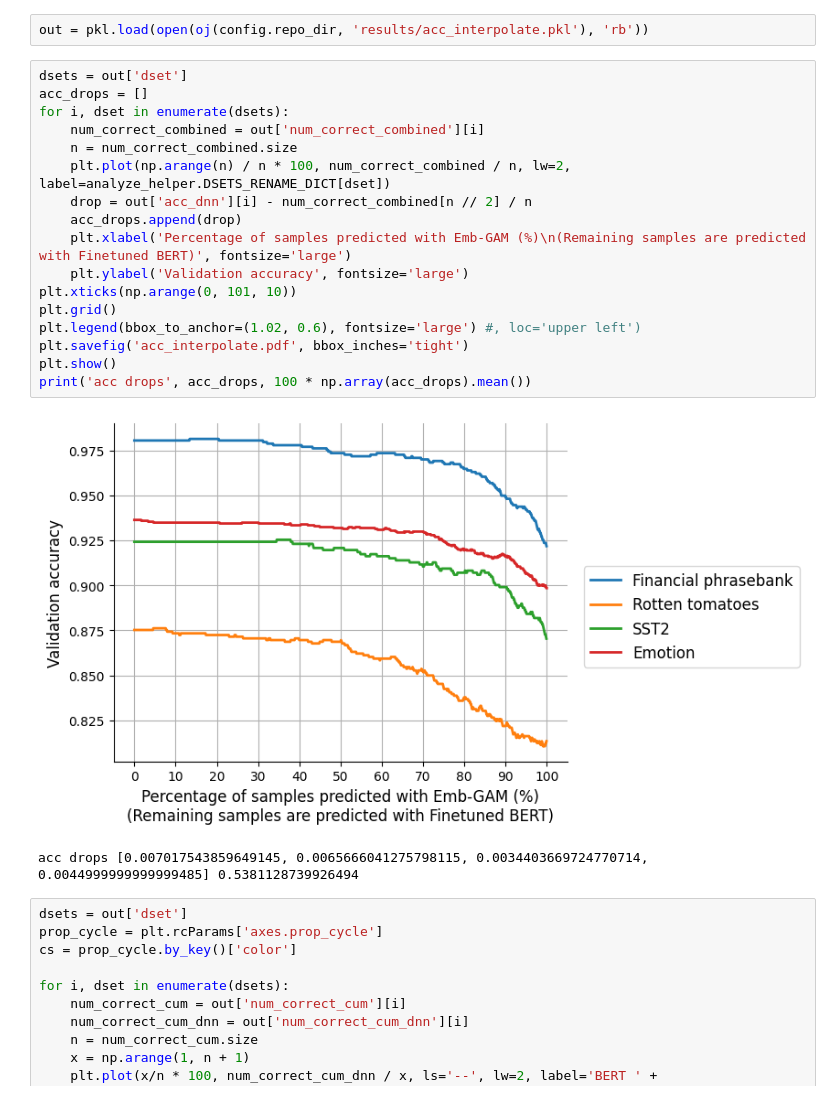
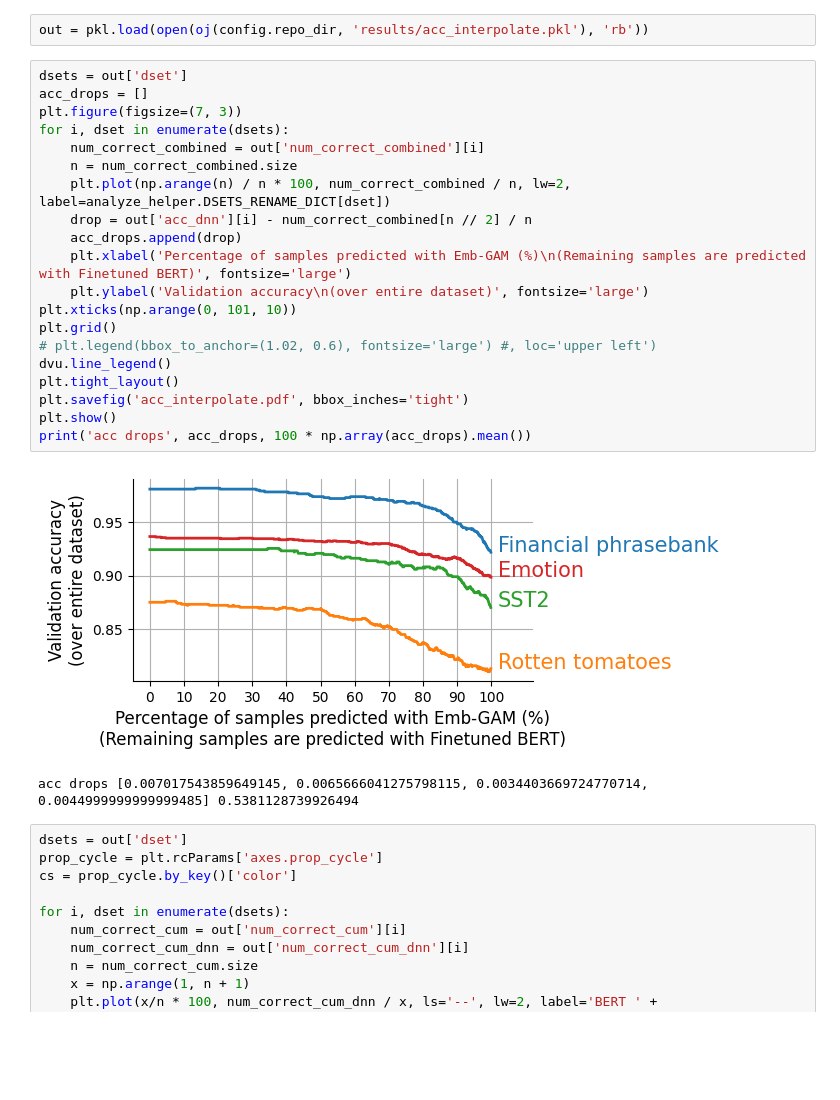
Before and after one commit to microsoft/augmented-interpretable-models, a Jupyter notebook: notebooks/03_acc_interpolate.ipynb, the cells around one changed output. Drawn from its saved outputs; the diff is of its cells as text; blank space fills up the shorter version.

```diff
--- a/notebooks/03_acc_interpolate.ipynb
+++ b/notebooks/03_acc_interpolate.ipynb
@@ -151,22 +151,25 @@ out = pkl.load(open(oj(config.repo_dir, 'results/acc_interpolate.pkl'), 'rb'))
 # %%
 dsets = out['dset']
 acc_drops = []
+plt.figure(figsize=(7, 3))
 for i, dset in enumerate(dsets):
     num_correct_combined = out['num_correct_combined'][i]
     n = num_correct_combined.size
     plt.plot(np.arange(n) / n * 100, num_correct_combined / n, lw=2, label=analyze_helper.DSETS_RENAME_DICT[dset])
     drop = out['acc_dnn'][i] - num_correct_combined[n // 2] / n
     acc_drops.append(drop)
     plt.xlabel('Percentage of samples predicted with Emb-GAM (%)\n(Remaining samples are predicted with Finetuned BERT)', fontsize='large')
-    plt.ylabel('Validation accuracy', fontsize='large')
+    plt.ylabel('Validation accuracy\n(over entire dataset)', fontsize='large')
 plt.xticks(np.arange(0, 101, 10))
 plt.grid()
-plt.legend(bbox_to_anchor=(1.02, 0.6), fontsize='large') #, loc='upper left')
+# plt.legend(bbox_to_anchor=(1.02, 0.6), fontsize='large') #, loc='upper left')
+dvu.line_legend()
+plt.tight_layout()
 plt.savefig('acc_interpolate.pdf', bbox_inches='tight')
 plt.show()
 print('acc drops', acc_drops, 100 * np.array(acc_drops).mean())
 # %% [output]
-[figure, old version]
+[figure, new version]
 acc drops [0.007017543859649145, 0.0065666041275798115, 0.0034403669724770714, 0.0044999999999999485] 0.5381128739926494
 # %%
 dsets = out['dset']
```
Also changed, not shown: 3 other files.
